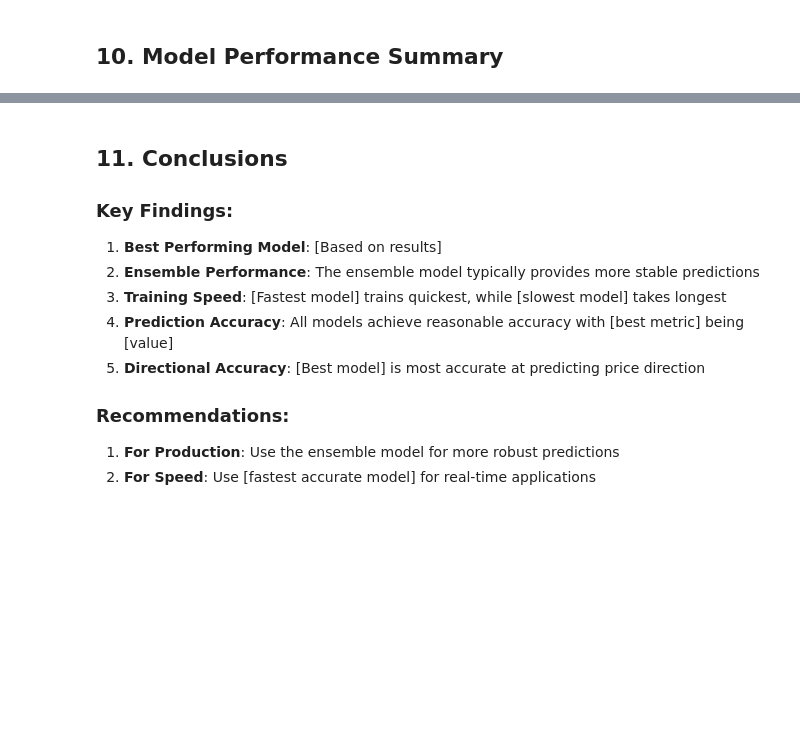
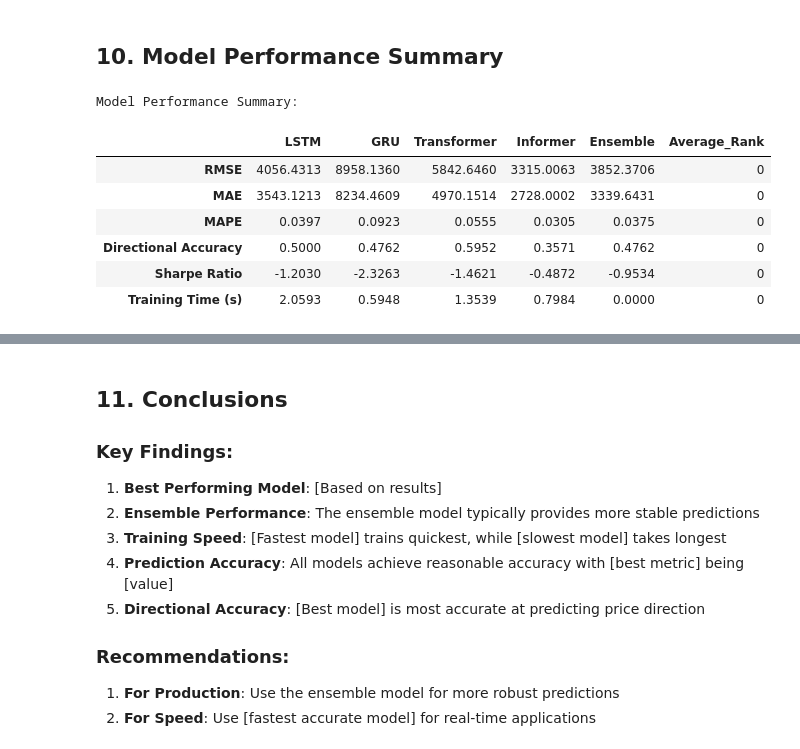
Before and after one commit to Tushar-Siddik/crypto_forecasting, a Jupyter notebook: notebooks/03_model_comparison.ipynb, the cells around one changed output, grey strips where cells are left out. Cells and saved outputs as stored; diff of their text form; code cells hidden in the pictures; blank space fills up the shorter version.

```diff
--- a/notebooks/03_model_comparison.ipynb
+++ b/notebooks/03_model_comparison.ipynb
@@ -455,0 +845,80 @@ print("\nResults saved to '../results/model_performance_summary.csv'")
+# %%
+# Create performance summary with comprehensive error handling
+try:
+    # Define the metrics we want to include
+    target_metrics = ['RMSE', 'MAE', 'MAPE', 'Directional Accuracy', 'Sharpe Ratio']
+
+    # Create an empty DataFrame
+    summary_stats = pd.DataFrame()
+
+    # Process each model
+    for name, metrics in model_results.items():
+        # Create a dictionary with default values
+        stats_dict = {}
+
+        # Add target metrics with default values
+        for metric in target_metrics:
+            value = metrics.get(metric, 0.0)
+            # Handle None values
+            if value is None:
+                value = 0.0
+            # Handle NaN or Inf values
+            elif isinstance(value, (int, float, np.number)):
+                if np.isnan(value) or np.isinf(value):
+                    value = 0.0
+            stats_dict[metric] = value
+
+        # Add training time
+        if name in model_histories and 'epoch_time' in model_histories[name]:
+            stats_dict['Training Time (s)'] = sum(model_histories[name]['epoch_time'])
+        else:
+            stats_dict['Training Time (s)'] = 0
+
+        # Add to summary stats
+        summary_stats[name] = pd.Series(stats_dict)
+
+    # Rank models for each metric
+    for metric in target_metrics:
+        if metric in summary_stats.columns:
+            if metric in ['MAPE', 'MASE', 'Max Drawdown', 'Error Volatility']:
+                # For metrics where lower is better
+                summary_stats[f'{metric}_Rank'] = summary_stats[metric].rank()
+            else:
+                # For metrics where higher is better
+                summary_stats[f'{metric}_Rank'] = summary_stats[metric].rank(ascending=False)
+
+    # Calculate average rank
+    rank_columns = [col for col in summary_stats.columns if col.endswith('_Rank')]
+    if rank_columns:
+        summary_stats['Average_Rank'] = summary_stats[rank_columns].mean(axis=1)
+    else:
+        summary_stats['Average_Rank'] = 0
+
+    # Display results
+    print("Model Performance Summary:")
+    pd.set_option('display.float_format', '{:.4f}'.format)
+    display(summary_stats.sort_values('Average_Rank'))
+
+    # Save results
+    try:
+        import os
+        os.makedirs('../results', exist_ok=True)
+        summary_stats.to_csv('../results/model_performance_summary.csv')
+        print("\nResults saved to '../results/model_performance_summary.csv'")
+    except Exception as e:
+        print(f"\nError saving results: {e}")
+
+except Exception as e:
+    print(f"Error creating performance summary: {e}")
+    print("Available metrics in models:")
+    for name, metrics in model_results.items():
+        print(f"\n{name}: {list(metrics.keys())}")
+# %% [output]
+Model Performance Summary:
+|  | LSTM | GRU | Transformer | Informer | Ensemble | Average_Rank |
+| RMSE | 4056.4313 | 8958.1360 | 5842.6460 | 3315.0063 | 3852.3706 | 0 |
+| MAE | 3543.1213 | 8234.4609 | 4970.1514 | 2728.0002 | 3339.6431 | 0 |
+| MAPE | 0.0397 | 0.0923 | 0.0555 | 0.0305 | 0.0375 | 0 |
+| Directional Accuracy | 0.5000 | 0.4762 | 0.5952 | 0.3571 | 0.4762 | 0 |
+| Sharpe Ratio | -1.2030 | -2.3263 | -1.4621 | -0.4872 | -0.9534 | 0 |
+| Training Time (s) | 2.0593 | 0.5948 | 1.3539 | 0.7984 | 0.0000 | 0 |
```
Also changed, not shown: parts of 19 cells of this notebook.
